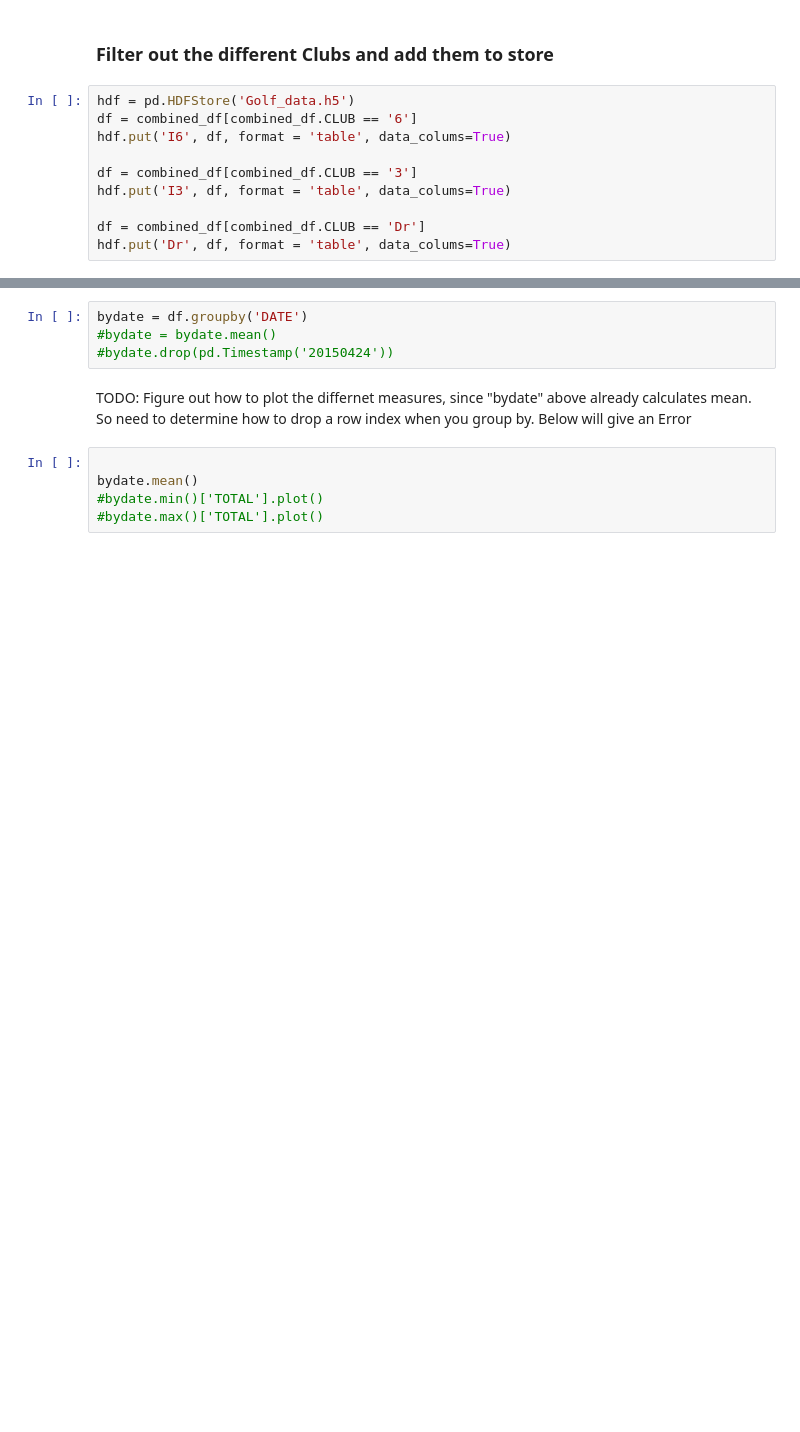
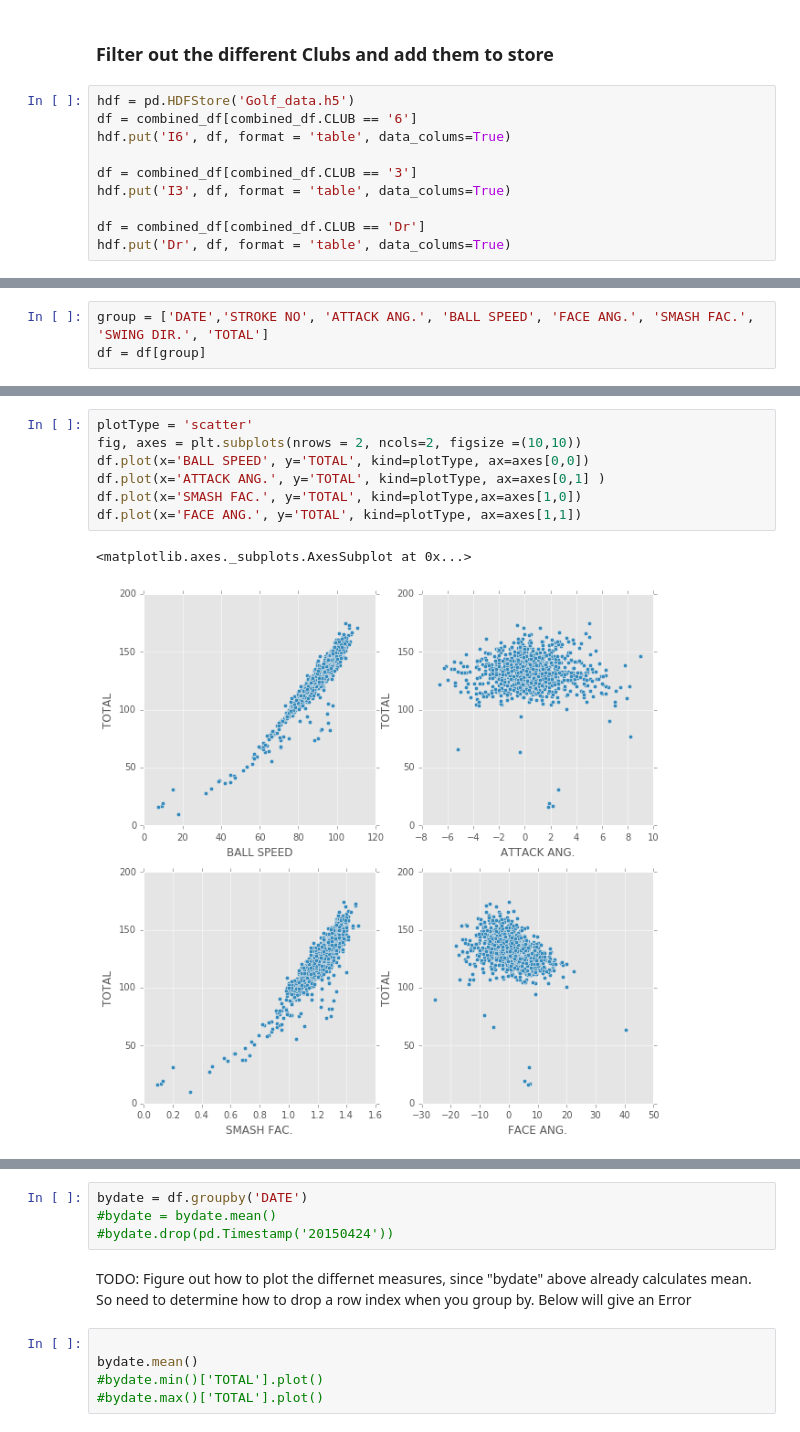
Before and after one commit to kranti1/golfscores, a Jupyter notebook: ExtractData.ipynb, the cells around one changed output, grey strips where cells are left out. Cells and saved outputs as stored; diff of their text form; blank space fills up the shorter version.

Commit message:
trend for swing dir

```diff
--- a/ExtractData.ipynb
+++ b/ExtractData.ipynb
@@ -121,0 +132,3 @@ hdf['I6']
+# %%
+group = ['DATE','STROKE NO', 'ATTACK ANG.', 'BALL SPEED', 'FACE ANG.', 'SMASH FAC.', 'SWING DIR.', 'TOTAL']
+df = df[group]
@@ -121,0 +147,10 @@ hdf['I6']
+# %%
+plotType = 'scatter'
+fig, axes = plt.subplots(nrows = 2, ncols=2, figsize =(10,10))
+df.plot(x='BALL SPEED', y='TOTAL', kind=plotType, ax=axes[0,0])
+df.plot(x='ATTACK ANG.', y='TOTAL', kind=plotType, ax=axes[0,1] )
+df.plot(x='SMASH FAC.', y='TOTAL', kind=plotType,ax=axes[1,0])
+df.plot(x='FACE ANG.', y='TOTAL', kind=plotType, ax=axes[1,1])
+# %% [output]
+<matplotlib.axes._subplots.AxesSubplot at 0x...>
+[figure, added]
```
Also changed, not shown: parts of 31 cells of this notebook, 3 other files.
